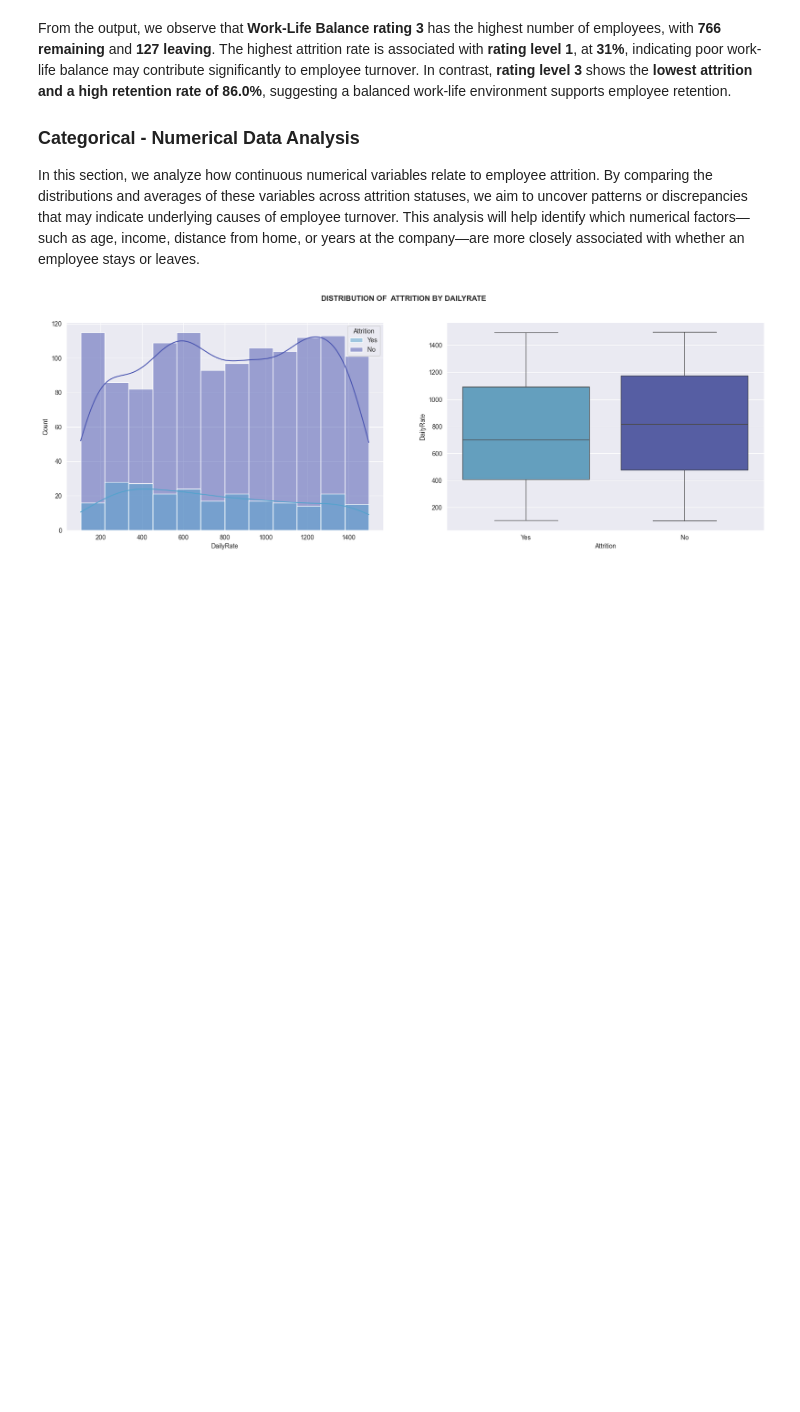
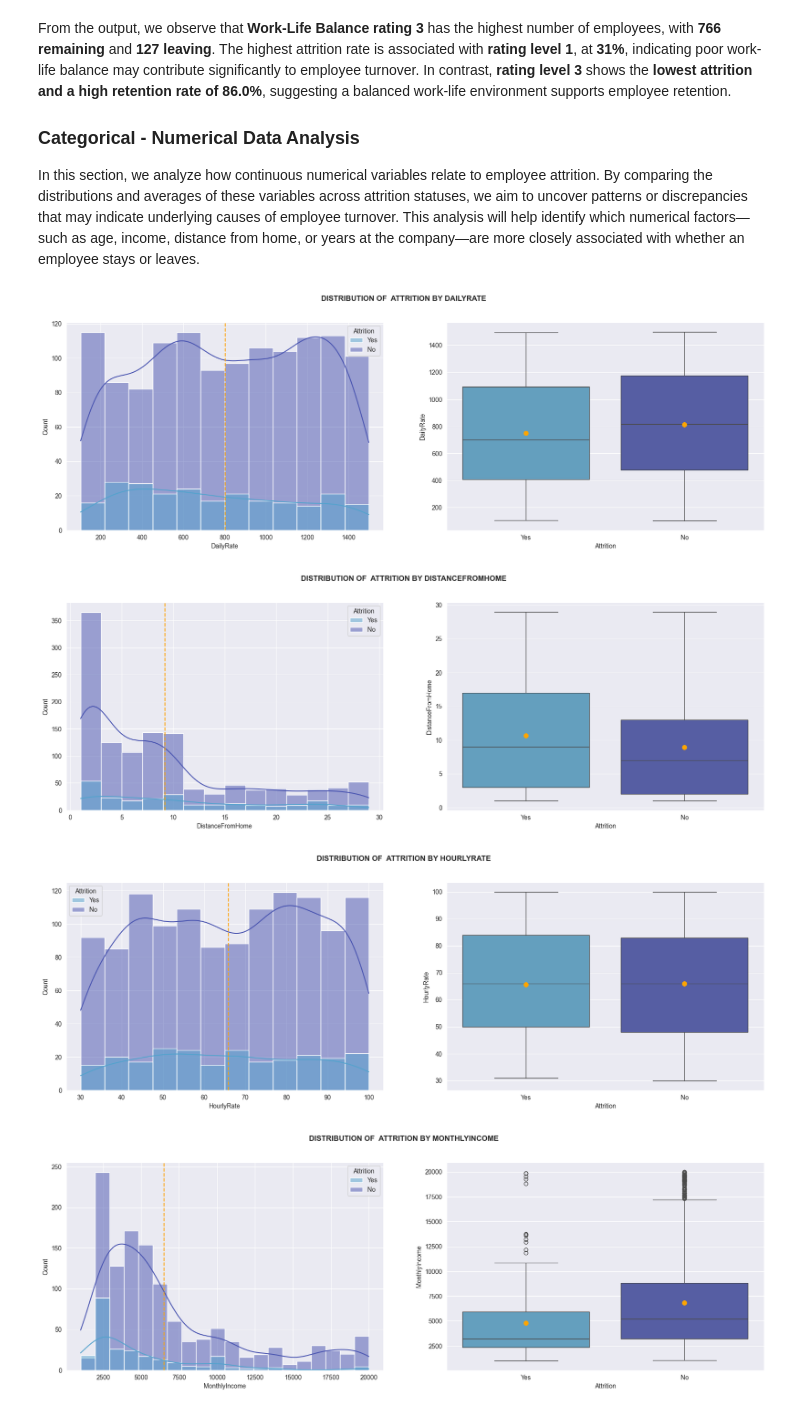
Before and after one commit to George-Njuguna/HR-ATTRITION-MODELLING, a Jupyter notebook: EDA.ipynb, the cells around one changed output. Drawn from its saved outputs; the diff is of its cells as text; code cells hidden in the pictures; blank space fills up the shorter version.

```diff
--- a/EDA.ipynb
+++ b/EDA.ipynb
@@ -396,15 +396,27 @@ From the output, we observe that **Work-Life Balance rating 3** has the highest
 
 In this section, we analyze how continuous numerical variables relate to employee attrition. By comparing the distributions and averages of these variables across attrition statuses, we aim to uncover patterns or discrepancies that may indicate underlying causes of employee turnover. This analysis will help identify which numerical factors—such as age, income, distance from home, or years at the company—are more closely associated with whether an employee stays or leaves.
 # %%
-cont_columns = [ 'DailyRate' , 'DistanceFromHome' , 'HourlyRate' , 'MonthlyIncome' , 'MonthlyRate' , 'NumCompaniesWorked' , 'PercentageSalaryHike' , 'StandardHours' , 'TotalWorkingYears' , 'TrainingTimesLastYear' , 'YearsAtCompany' , 'YearsInCurrentRole' , 'YearsSinceLastPromotion' , 'YearswithCurManager']
+cont_columns = [ 'DailyRate' , 'DistanceFromHome' , 'HourlyRate' , 'MonthlyIncome' , 'MonthlyRate' , 'NumCompaniesWorked' , 'PercentSalaryHike' , 'StandardHours' , 'TotalWorkingYears' , 'TrainingTimesLastYear' , 'YearsAtCompany' , 'YearsInCurrentRole' , 'YearsSinceLastPromotion' , 'YearsWithCurrManager']
-# %%
- # Plotting Histopgram and Box Plot
-fig , ax = plt.subplots( 1 , 2 , figsize = ( 20 , 6 ) )
-sns.histplot( x = cont_columns[0] , hue = 'Attrition' , data = DATA , kde=True , ax = ax[0])
-sns.boxplot( x = 'Attrition' , y = cont_columns[0] , hue = 'Attrition' , data = DATA , ax = ax[1])
-
-plt.suptitle('DISTRIBUTION OF  ' + 'ATTRITION ' +  'BY ' + cont_columns[0].upper() , fontweight = 'bold')
-
-plt.show()
-# %% [output]
-[figure, removed]
+# %%
+ # Continous data Function
+def cont_plots( data , var1 , var2 ):
+
+    mean_value = np.mean( data[var2] ) # Getting the Mean
+     # Plotting Histopgram and Box Plot
+    fig , ax = plt.subplots( 1 , 2 , figsize = ( 20 , 6 ) )
+    sns.histplot( x = var2 , hue = var1 , data = data , kde=True , ax = ax[0])
+    sns.boxplot( x = var1 , y = var2 , hue = var1 , data = data , ax = ax[1] , showmeans = True , meanprops={'marker':'o','markerfacecolor':'orange', 'markeredgecolor':'orange','markersize':'7'} )
+
+    ax[0].axvline(mean_value, color='orange', linestyle='--', label='Mean')
+
+    plt.suptitle('DISTRIBUTION OF  ' + var1.upper() +  ' BY ' + var2.upper() , fontweight = 'bold')
+
+    return plt.show()
+# %%
+for i in cont_columns:
+    cont_plots( DATA , 'Attrition' , i)
+# %% [output]
+[figure, added]
+[figure, added]
+[figure, added]
+[figure, added]
```
Also changed, not shown: parts of 2 cells of this notebook.
